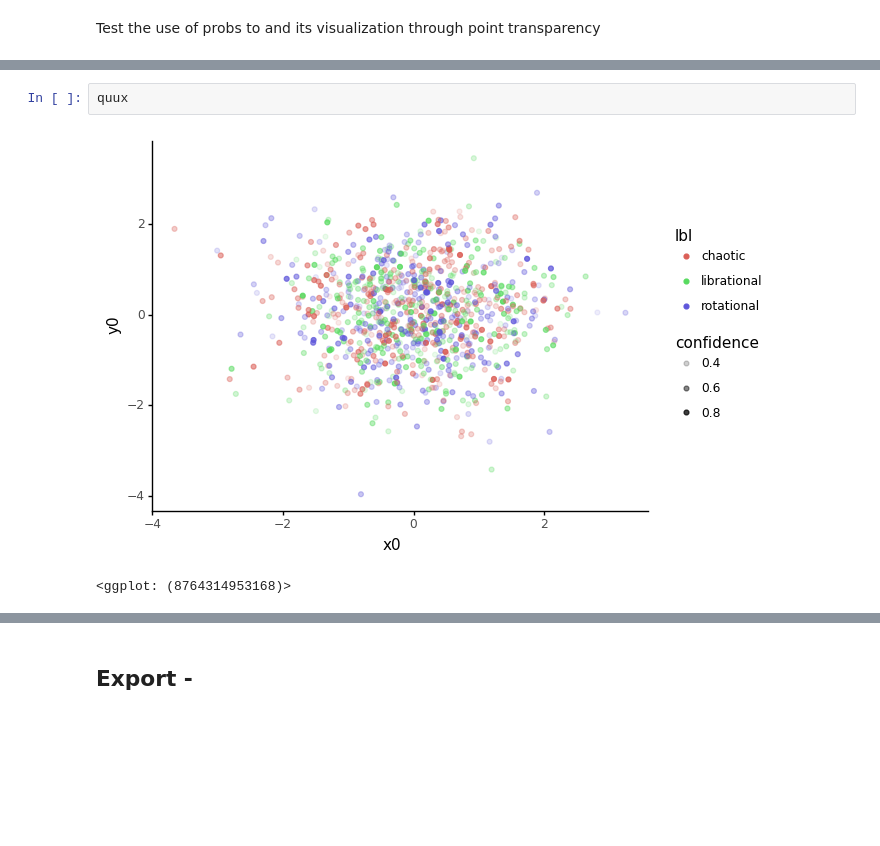
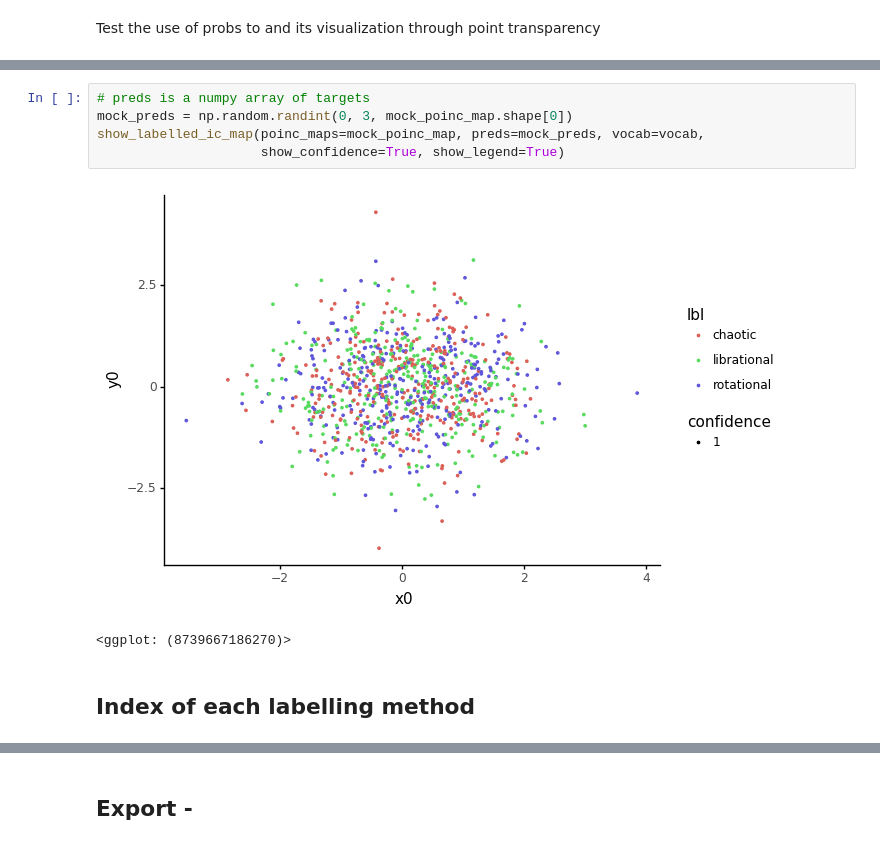
Before and after one commit to vrodriguezf/mlchaos, a Jupyter notebook: nbs/data.ipynb, the cells around one changed output, grey strips where cells are left out. Cells and saved outputs as stored; diff of their text form; blank space fills up the shorter version.

```diff
--- a/nbs/data.ipynb
+++ b/nbs/data.ipynb
@@ -336,5 +338,10 @@ show_labelled_ic_map(poinc_maps=mock_poinc_map, preds=mock_preds, vocab=vocab,
-# %%
-quux
-# %% [output]
-[figure, removed]
-<ggplot: (8764314953168)>
+# %%
+# preds is a numpy array of targets
+mock_preds = np.random.randint(0, 3, mock_poinc_map.shape[0])
+show_labelled_ic_map(poinc_maps=mock_poinc_map, preds=mock_preds, vocab=vocab,
+                     show_confidence=True, show_legend=True)
+# %% [output]
+[figure, added]
+<ggplot: (8739667186270)>
+# %% [markdown]
+## Index of each labelling method
```
Also changed, not shown: parts of 9 cells of this notebook, 5 other files.
